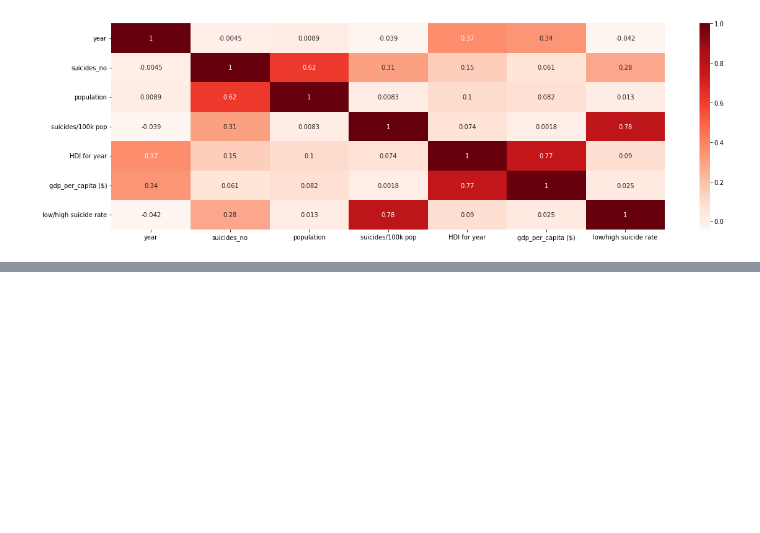
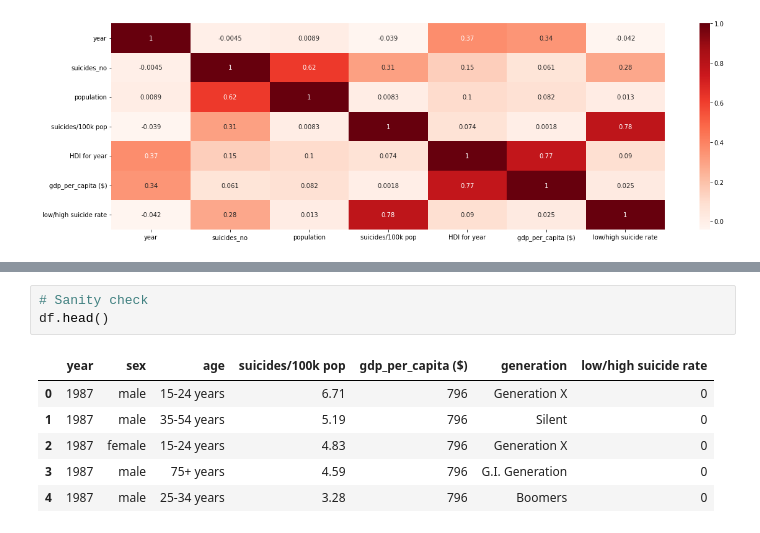
Before and after one commit to jonivrapi/applied-ml, a Jupyter notebook: assignments/assignment3/Vrapi-Assignment3.ipynb, the cells around one changed output, grey strips where cells are left out. Cells and saved outputs as stored; diff of their text form; blank space fills up the shorter version.

```diff
--- a/assignments/assignment3/Vrapi-Assignment3.ipynb
+++ b/assignments/assignment3/Vrapi-Assignment3.ipynb
@@ -249,0 +318,10 @@ plt.show()
+# %%
+# Sanity check
+df.head()
+# %% [output]
+|  | year | sex | age | suicides/100k pop | gdp_per_capita ($) | generation | low/high suicide rate |
+| 0 | 1987 | male | 15-24 years | 6.71 | 796 | Generation X | 0 |
+| 1 | 1987 | male | 35-54 years | 5.19 | 796 | Silent | 0 |
+| 2 | 1987 | female | 15-24 years | 4.83 | 796 | Generation X | 0 |
+| 3 | 1987 | male | 75+ years | 4.59 | 796 | G.I. Generation | 0 |
+| 4 | 1987 | male | 25-34 years | 3.28 | 796 | Boomers | 0 |
```
Also changed, not shown: parts of 33 cells of this notebook.
